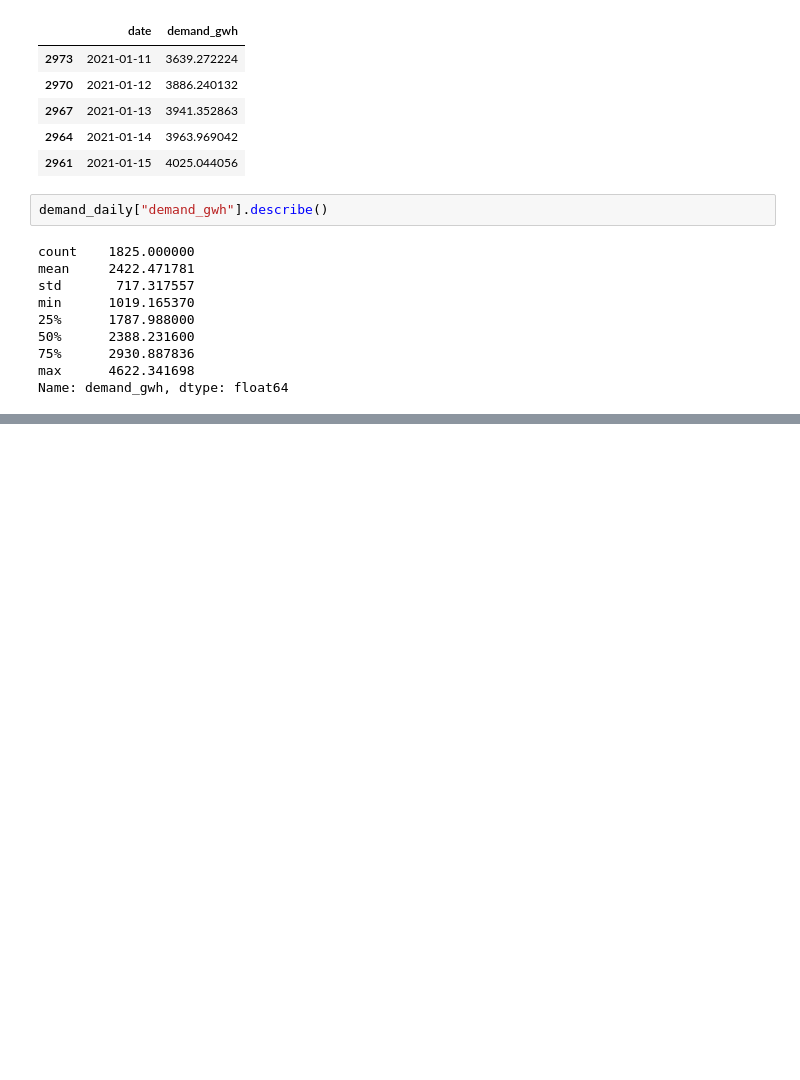
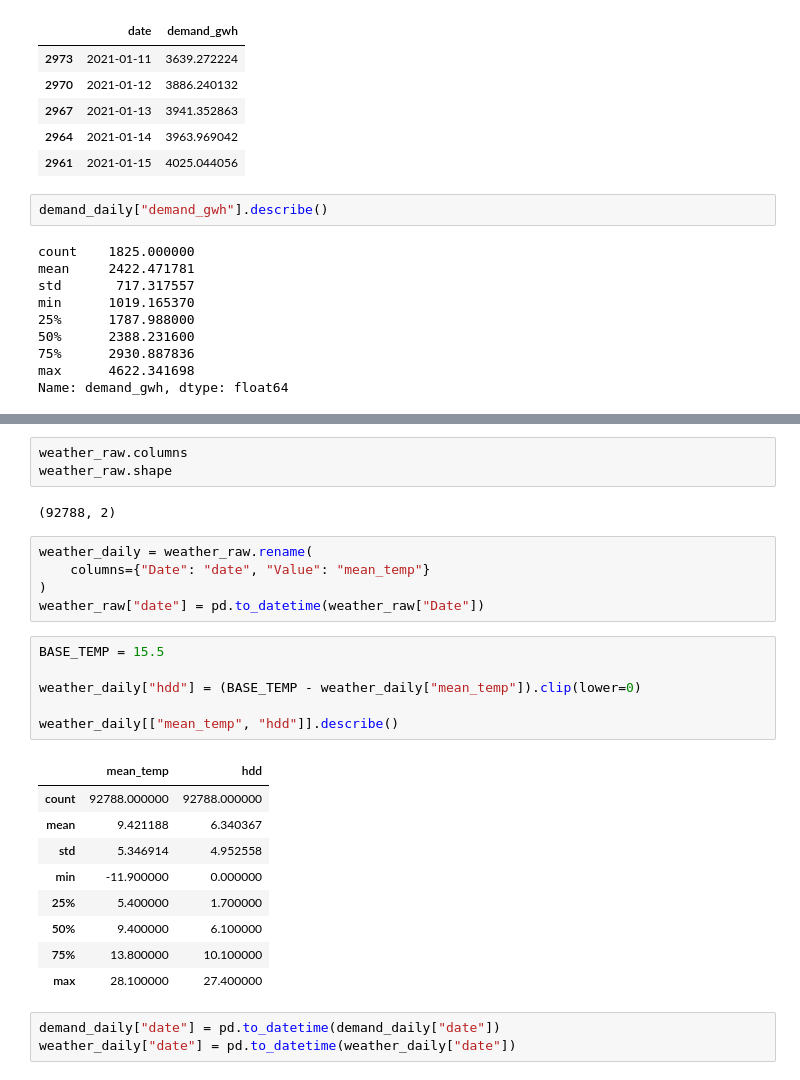
Before and after one commit to xdityx/xoserve-uk-gas-demand-forecasting, a Jupyter notebook: notebooks/data_exploration.ipynb, the cells around one changed output, grey strips where cells are left out. Cells and saved outputs as stored; diff of their text form; blank space fills up the shorter version.

```diff
--- a/notebooks/data_exploration.ipynb
+++ b/notebooks/data_exploration.ipynb
@@ -379,0 +395,29 @@ Name: demand_gwh, dtype: float64
+# %%
+weather_raw.columns
+weather_raw.shape
+# %% [output]
+(92788, 2)
+# %%
+weather_daily = weather_raw.rename(
+    columns={"Date": "date", "Value": "mean_temp"}
+)
+weather_raw["date"] = pd.to_datetime(weather_raw["Date"])
+# %%
+BASE_TEMP = 15.5
+
+weather_daily["hdd"] = (BASE_TEMP - weather_daily["mean_temp"]).clip(lower=0)
+
+weather_daily[["mean_temp", "hdd"]].describe()
+# %% [output]
+|  | mean_temp | hdd |
+| count | 92788.000000 | 92788.000000 |
+| mean | 9.421188 | 6.340367 |
+| std | 5.346914 | 4.952558 |
+| min | -11.900000 | 0.000000 |
+| 25% | 5.400000 | 1.700000 |
+| 50% | 9.400000 | 6.100000 |
+| 75% | 13.800000 | 10.100000 |
+| max | 28.100000 | 27.400000 |
+# %%
+demand_daily["date"] = pd.to_datetime(demand_daily["date"])
+weather_daily["date"] = pd.to_datetime(weather_daily["date"])
```
Also changed, not shown: parts of 23 cells of this notebook.
